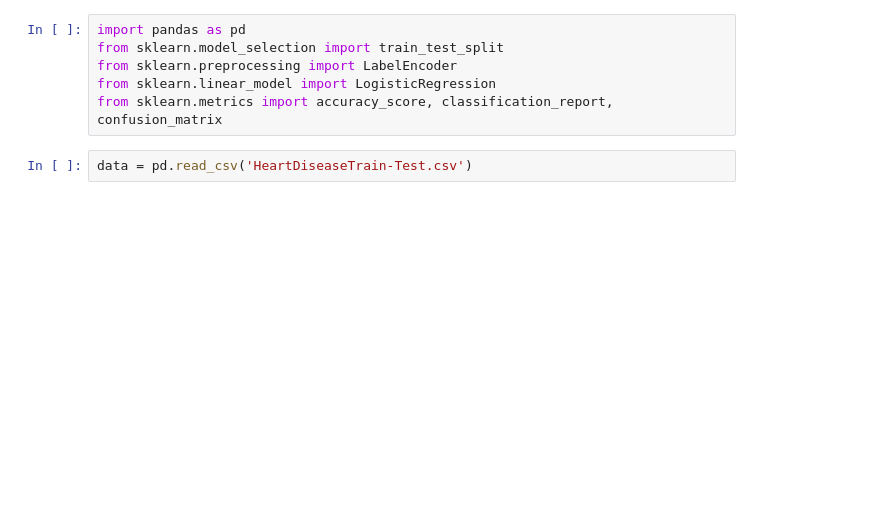
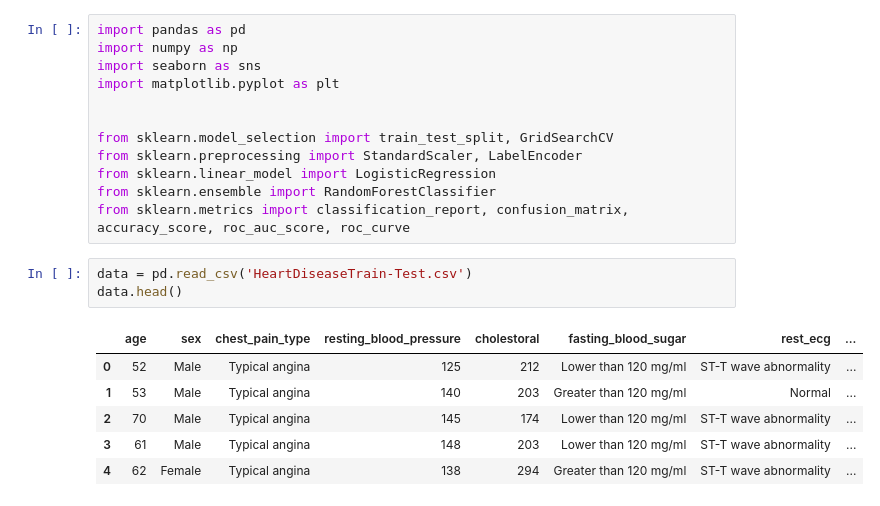
Before and after one commit to Yuva1024/Heart-Disease-Prediction, a Jupyter notebook: HeartDiseasePrediction.ipynb, the cells around one changed output. Cells and saved outputs as stored; diff of their text form; blank space fills up the shorter version.

```diff
--- a/HeartDiseasePrediction.ipynb
+++ b/HeartDiseasePrediction.ipynb
@@ -1,8 +1,22 @@
 # %%
 import pandas as pd
-from sklearn.model_selection import train_test_split
-from sklearn.preprocessing import LabelEncoder
+import numpy as np
+import seaborn as sns
+import matplotlib.pyplot as plt
+
+
+from sklearn.model_selection import train_test_split, GridSearchCV
+from sklearn.preprocessing import StandardScaler, LabelEncoder
 from sklearn.linear_model import LogisticRegression
-from sklearn.metrics import accuracy_score, classification_report, confusion_matrix
+from sklearn.ensemble import RandomForestClassifier
+from sklearn.metrics import classification_report, confusion_matrix, accuracy_score, roc_auc_score, roc_curve
 # %%
 data = pd.read_csv('HeartDiseaseTrain-Test.csv')
+data.head()
+# %% [output]
+|  | age | sex | chest_pain_type | resting_blood_pressure | cholestoral | fasting_blood_sugar | rest_ecg | ... |
+| 0 | 52 | Male | Typical angina | 125 | 212 | Lower than 120 mg/ml | ST-T wave abnormality | ... |
+| 1 | 53 | Male | Typical angina | 140 | 203 | Greater than 120 mg/ml | Normal | ... |
+| 2 | 70 | Male | Typical angina | 145 | 174 | Lower than 120 mg/ml | ST-T wave abnormality | ... |
+| 3 | 61 | Male | Typical angina | 148 | 203 | Lower than 120 mg/ml | ST-T wave abnormality | ... |
+| 4 | 62 | Female | Typical angina | 138 | 294 | Greater than 120 mg/ml | ST-T wave abnormality | ... |
```
Also changed, not shown: parts of 14 cells of this notebook.
